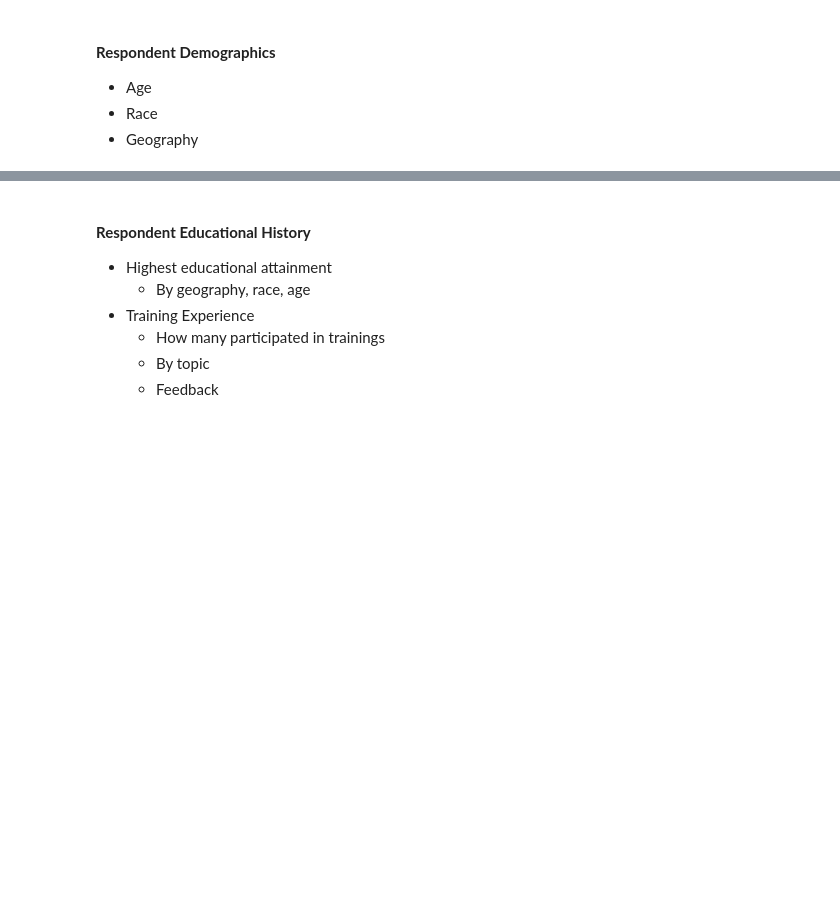
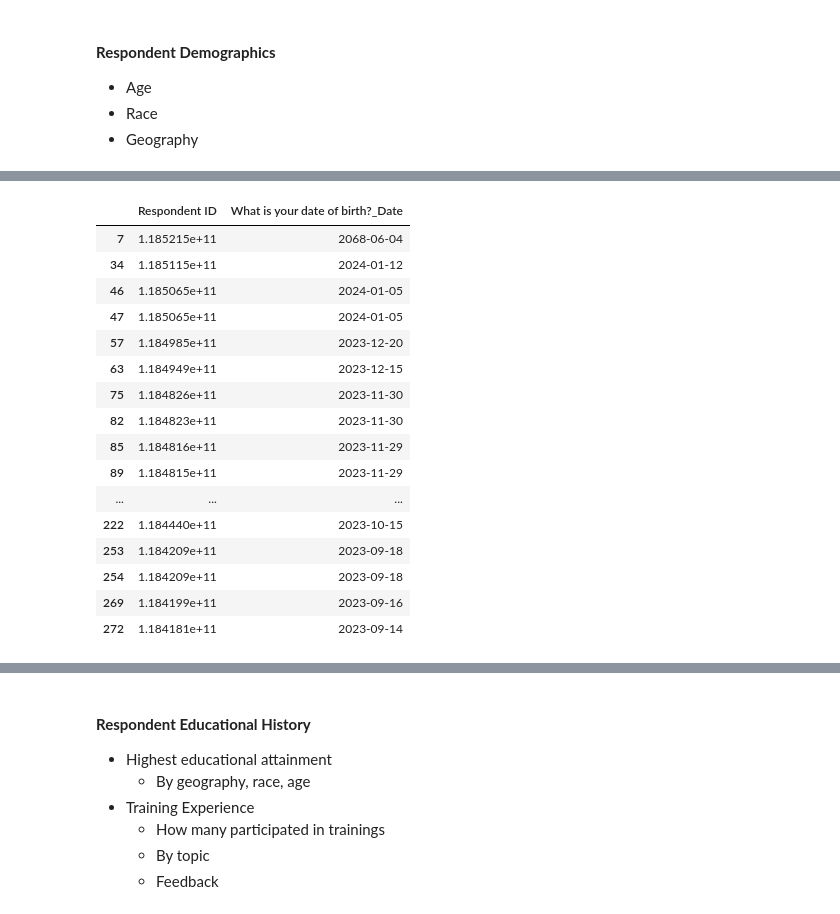
Before and after one commit to apsocarras/career-onestop, a Jupyter notebook: final-presentation-outline.ipynb, the cells around one changed output, grey strips where cells are left out. Saved outputs shown, nothing was run; the diff lists cells and outputs as text; code cells hidden in the pictures; blank space fills up the shorter version.

```diff
--- a/final-presentation-outline.ipynb
+++ b/final-presentation-outline.ipynb
@@ -11,0 +113,20 @@ import pandas as pd
+# %%
+df[df['Age'] <= 0][['Respondent ID', dob_q]]
+# %% [output]
+|  | Respondent ID | What is your date of birth?_Date |
+| 7 | 1.185215e+11 | 2068-06-04 |
+| 34 | 1.185115e+11 | 2024-01-12 |
+| 46 | 1.185065e+11 | 2024-01-05 |
+| 47 | 1.185065e+11 | 2024-01-05 |
+| 57 | 1.184985e+11 | 2023-12-20 |
+| 63 | 1.184949e+11 | 2023-12-15 |
+| 75 | 1.184826e+11 | 2023-11-30 |
+| 82 | 1.184823e+11 | 2023-11-30 |
+| 85 | 1.184816e+11 | 2023-11-29 |
+| 89 | 1.184815e+11 | 2023-11-29 |
+| ... | ... | ... |
+| 222 | 1.184440e+11 | 2023-10-15 |
+| 253 | 1.184209e+11 | 2023-09-18 |
+| 254 | 1.184209e+11 | 2023-09-18 |
+| 269 | 1.184199e+11 | 2023-09-16 |
+| 272 | 1.184181e+11 | 2023-09-14 |
```
Also changed, not shown: parts of 9 cells of this notebook.
